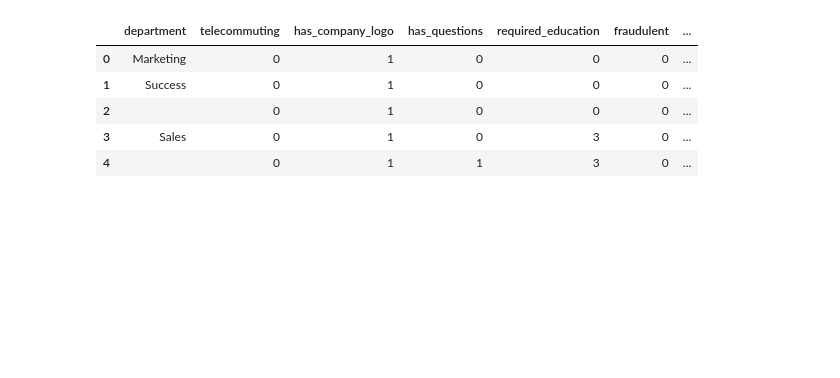
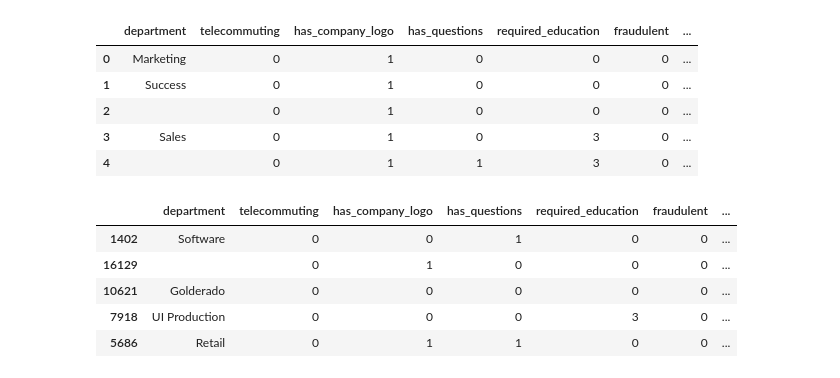
Before and after one commit to hiteshjha24/Fake-internship-and-Scam-job-detection, a Jupyter notebook: test.ipynb, the cells around one changed output. Saved outputs shown, nothing was run; the diff lists cells and outputs as text; code cells hidden in the pictures; blank space fills up the shorter version.

```diff
--- a/test.ipynb
+++ b/test.ipynb
@@ -57,5 +57,10 @@ df.sample(5)
 # %%
-df["final_text"] = df["title"] + df["company_profile"] + df["description"]+ df["requirements"] + df["benefits"]
+df['final_text'] = (df['title'] + " " +
+                    df['department'] + " " +
+                    df['company_profile'] + " " +
+                    df['description'] + " " +
+                    df['requirements'] + " " +
+                    df['benefits'])
 # %%
 df.sample(4)
 # %% [output]
@@ -309,3 +314,28 @@ df.head()
 | 2 |  | 0 | 1 | 0 | 0 | 0 | ... |
 | 3 | Sales | 0 | 1 | 0 | 3 | 0 | ... |
 | 4 |  | 0 | 1 | 1 | 3 | 0 | ... |
+# %%
+import re
+def removehtml(text):
+    if pd.isna(text):
+        return ""
+    text = re.sub(r'<[^>]+>', ' ', str(text))
+
+    text = text.replace('\n', ' ').replace('\t', ' ').replace('\r', ' ')
+
+    text = text.replace('/n', ' ').replace('\\n', ' ')
+
+    text = re.sub(r'\s+', ' ', text).strip()
+
+    return text
+# %%
+df['final_text'] = df['final_text'].apply(removehtml)
+# %%
+df.sample(5)
+# %% [output]
+|  | department | telecommuting | has_company_logo | has_questions | required_education | fraudulent | ... |
+| 1402 | Software | 0 | 0 | 1 | 0 | 0 | ... |
+| 16129 |  | 0 | 1 | 0 | 0 | 0 | ... |
+| 10621 | Golderado | 0 | 0 | 0 | 0 | 0 | ... |
+| 7918 | UI Production | 0 | 0 | 0 | 3 | 0 | ... |
+| 5686 | Retail | 0 | 1 | 1 | 0 | 0 | ... |
```
Also changed, not shown: parts of 32 cells of this notebook.
